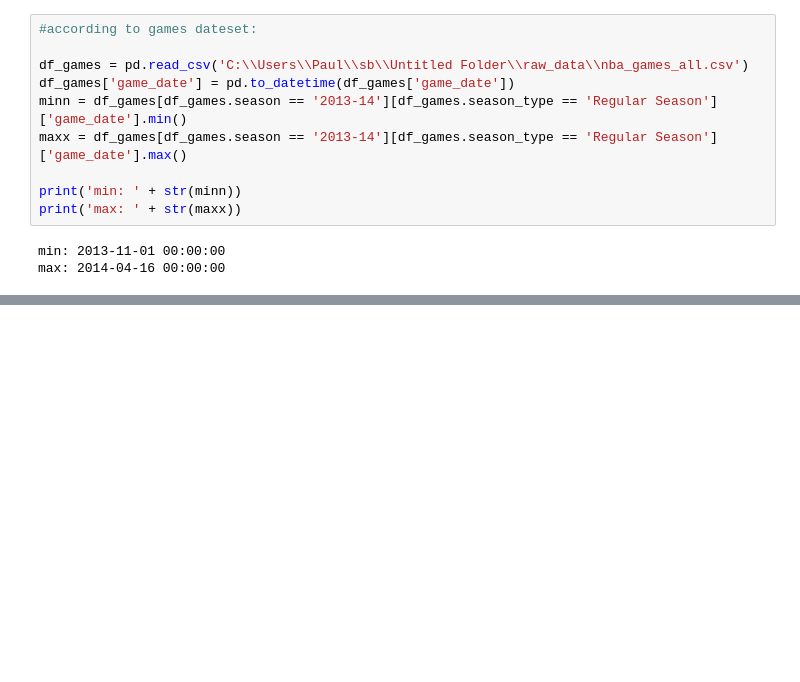
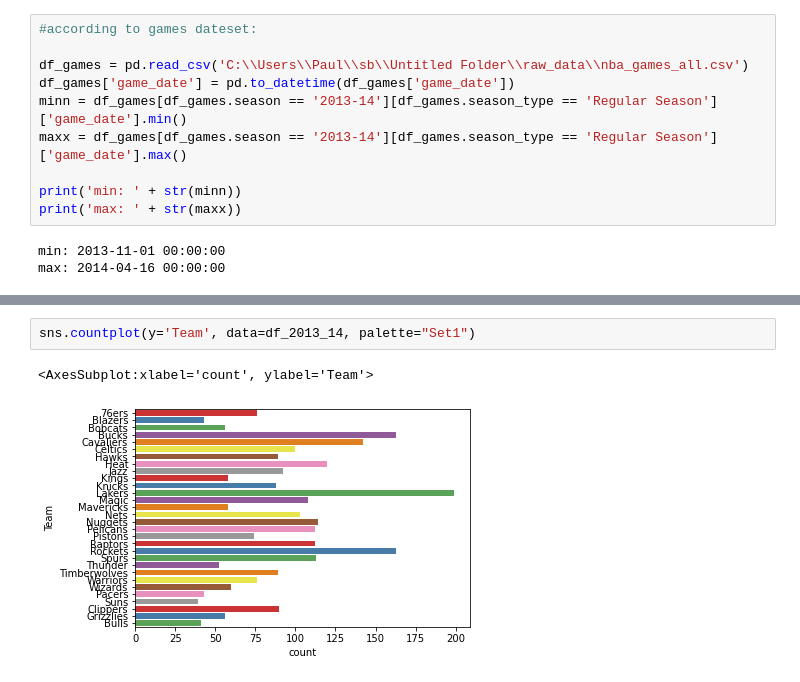
Before and after one commit to pauljacob/capstoneNBA, a Jupyter notebook: Untitled Folder/capstone2_injuries.ipynb, the cells around one changed output, grey strips where cells are left out. Drawn from its saved outputs; the diff is of its cells as text; blank space fills up the shorter version.

```diff
--- a/Untitled Folder/capstone2_injuries.ipynb
+++ b/Untitled Folder/capstone2_injuries.ipynb
@@ -110,0 +138,5 @@ max: 2014-04-16 00:00:00
+# %%
+sns.countplot(y='Team', data=df_2013_14, palette="Set1")
+# %% [output]
+<AxesSubplot:xlabel='count', ylabel='Team'>
+[figure, added]
```
Also changed, not shown: parts of 8 cells of this notebook.
